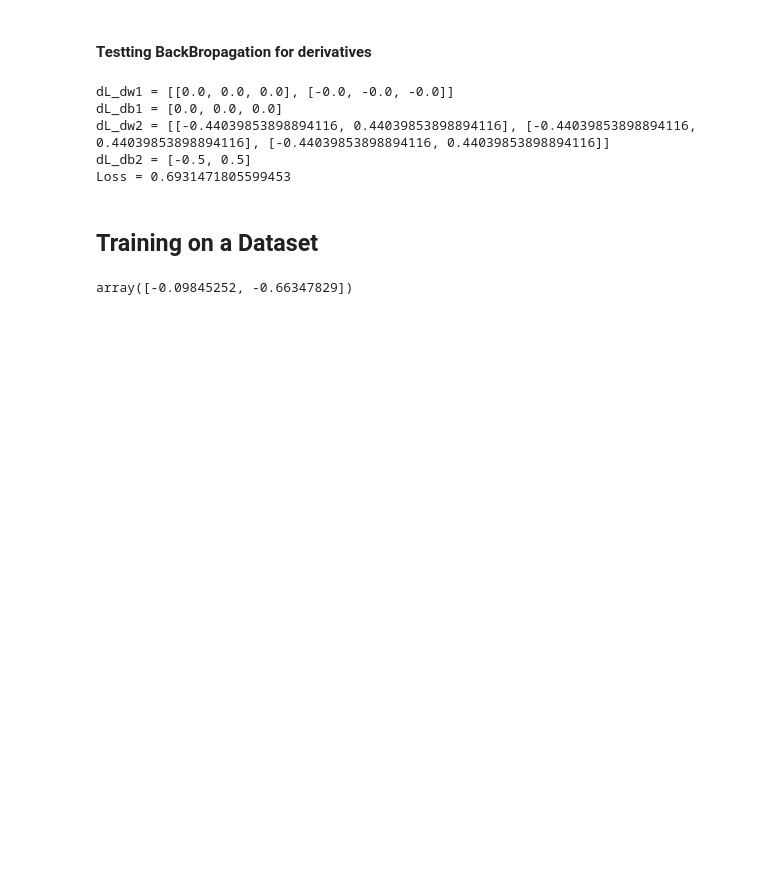
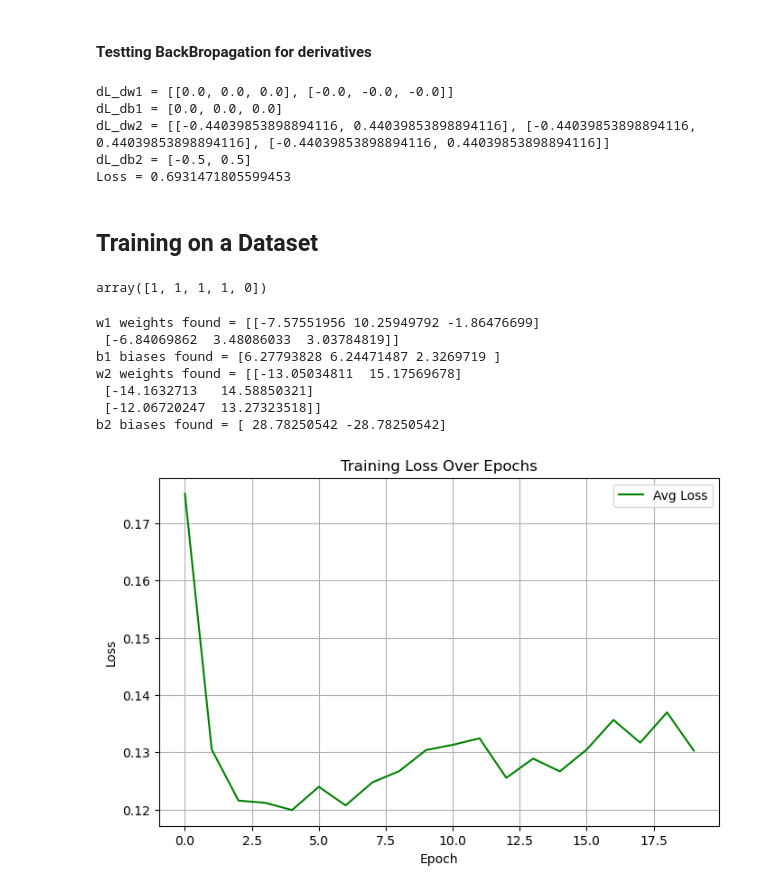
Before and after one commit to sebasaguerre/Assignment_1, a Jupyter notebook: Assignment1.ipynb, the cells around one changed output. Drawn from its saved outputs; the diff is of its cells as text; code cells hidden in the pictures; blank space fills up the shorter version.

```diff
--- a/Assignment1.ipynb
+++ b/Assignment1.ipynb
@@ -121,10 +122,9 @@ w1 = [[1.0, 1.0, 1.0], [-1.0, -1.0, -1.0]]
 b1 = [0.0, 0.0, 0.0]
 w2 = [[1.0, 1.0], [-1.0, -1.0], [-1.0, -1.0]]
 b2 = [0.0, 0.0]
-target_class = [1, 0]
 
 # testing
-target = 1
+target = [1,0]
 derivs  = forward_and_backward(input, w1, b1, w2, b2, target)
 text = ["dL_dw1", "dL_db1", "dL_dw2", "dL_db2", "Loss"]
 for idx, d in enumerate(derivs):
@@ -236,8 +236,4 @@ def load():
     with open("mnist.pkl",'rb') as f:
         mnist = pickle.load(f)
     return mnist["training_images"], mnist["training_labels"], mnist["test_images"], mnist["test_labels"]
-# %%
-xtrain[77]
-# %% [output]
-array([-0.09845252, -0.66347829])
 # %%
@@ -264,12 +287,31 @@ def train(xtrain, ytrain, w1, b1, w2, b2, alpha):
+# %%
+ytrain[:5]
+# %% [output]
+array([1, 1, 1, 1, 0])
 # %%
 # initialization of weights
 w1 = np.random.normal(loc = 0.0, scale = 1.0, size=(2, 3))
 b1 = np.zeros(3)
-w2 = np.random.normal(loc = 0.0, scale = 1.0, size = (3,2 ))
+w2 = np.random.normal(loc = 0.0, scale = 1.0, size = (3,2))
 b2 = np.zeros(2)
 
+#normalization of data
+mean_xtrain = np.mean(xtrain, axis = 0)
+sd_xtrain = np.std(xtrain, axis = 0)
+norm_xtrain = (xtrain - mean_xtrain)/sd_xtrain
 # train model
-w1, b1, w2, b2. loss = train(xtrain, ytrain, w1, b1, w2, b2)
+alpha = 0.1
+max_epoch = 20
+avg_loss = train(norm_xtrain, ytrain, w1, b1, w2, b2, alpha, max_epoch)
 
 # plot loss
-plot_loss(loss)
+plot_loss(avg_loss)
+# %% [output]
+w1 weights found = [[-7.57551956 10.25949792 -1.86476699]
+ [-6.84069862  3.48086033  3.03784819]]
+b1 biases found = [6.27793828 6.24471487 2.3269719 ]
+w2 weights found = [[-13.05034811  15.17569678]
+ [-14.1632713   14.58850321]
+ [-12.06720247  13.27323518]]
+b2 biases found = [ 28.78250542 -28.78250542]
+[figure, added]
```
Also changed, not shown: parts of 2 cells of this notebook, 6 other files.
